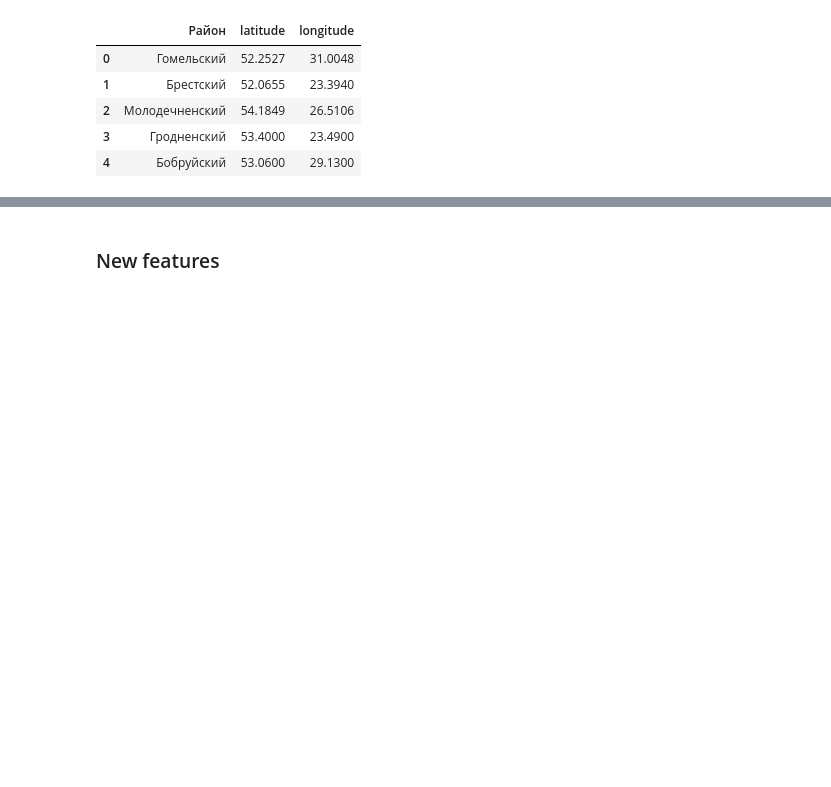
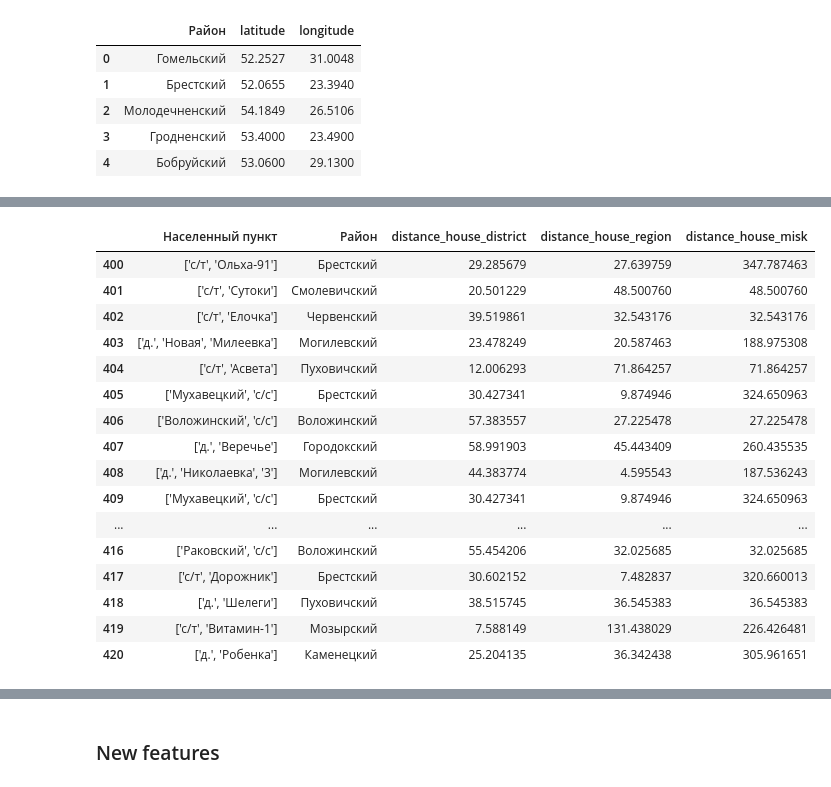
Before and after one commit to ssiarhei115/CountryHouse-price-prediction, a Jupyter notebook: code.ipynb, the cells around one changed output, grey strips where cells are left out. Saved outputs shown, nothing was run; the diff lists cells and outputs as text; code cells hidden in the pictures; blank space fills up the shorter version.

```diff
--- a/code.ipynb
+++ b/code.ipynb
@@ -708,3 +721,32 @@ dfc.head(3)
 3 rows × 44 columns
+# %%
+def get_distance(d1,d2):
+    coord1 = d1.replace(',',' ').lstrip('(').rstrip(')').split()
+    coord2 = d2.replace(',',' ').lstrip('(').rstrip(')').split()
+    return geopy.distance.geodesic((float(coord1[0]),float(coord1[1])), (float(coord2[0]),float(coord2[1]))).km
+
+dfc['distance_house_district'] = dfc.apply(lambda x: get_distance(x['house_coordinates'], x['district_center_coordinates']), axis=1)
+dfc['distance_house_region'] = dfc.apply(lambda x: get_distance(x['house_coordinates'], x['regional_center_coordinates']), axis=1)
+dfc['distance_house_misk'] = dfc.apply(lambda x: get_distance(x['house_coordinates'], str(regions_dict['Минск'])), axis=1)
+
+dfc.loc[400:420, ['Населенный пункт','Район','distance_house_district', 'distance_house_region', 'distance_house_misk']]
+# %% [output]
+|  | Населенный пункт | Район | distance_house_district | distance_house_region | distance_house_misk |
+| 400 | ['с/т', 'Ольха-91'] | Брестский | 29.285679 | 27.639759 | 347.787463 |
+| 401 | ['с/т', 'Сутоки'] | Смолевичский | 20.501229 | 48.500760 | 48.500760 |
+| 402 | ['с/т', 'Елочка'] | Червенский | 39.519861 | 32.543176 | 32.543176 |
+| 403 | ['д.', 'Новая', 'Милеевка'] | Могилевский | 23.478249 | 20.587463 | 188.975308 |
+| 404 | ['с/т', 'Асвета'] | Пуховичский | 12.006293 | 71.864257 | 71.864257 |
+| 405 | ['Мухавецкий', 'с/с'] | Брестский | 30.427341 | 9.874946 | 324.650963 |
+| 406 | ['Воложинский', 'с/с'] | Воложинский | 57.383557 | 27.225478 | 27.225478 |
+| 407 | ['д.', 'Веречье'] | Городокский | 58.991903 | 45.443409 | 260.435535 |
+| 408 | ['д.', 'Николаевка', '3'] | Могилевский | 44.383774 | 4.595543 | 187.536243 |
+| 409 | ['Мухавецкий', 'с/с'] | Брестский | 30.427341 | 9.874946 | 324.650963 |
+| ... | ... | ... | ... | ... | ... |
+| 416 | ['Раковский', 'с/с'] | Воложинский | 55.454206 | 32.025685 | 32.025685 |
+| 417 | ['с/т', 'Дорожник'] | Брестский | 30.602152 | 7.482837 | 320.660013 |
+| 418 | ['д.', 'Шелеги'] | Пуховичский | 38.515745 | 36.545383 | 36.545383 |
+| 419 | ['с/т', 'Витамин-1'] | Мозырский | 7.588149 | 131.438029 | 226.426481 |
+| 420 | ['д.', 'Робенка'] | Каменецкий | 25.204135 | 36.342438 | 305.961651 |
 # %%
 dfc = dfc.drop(['house_length', 'house_width', 'Направление', 'Сельсовет'], axis=1)
```
Also changed, not shown: parts of 24 cells of this notebook, 1 other file.
